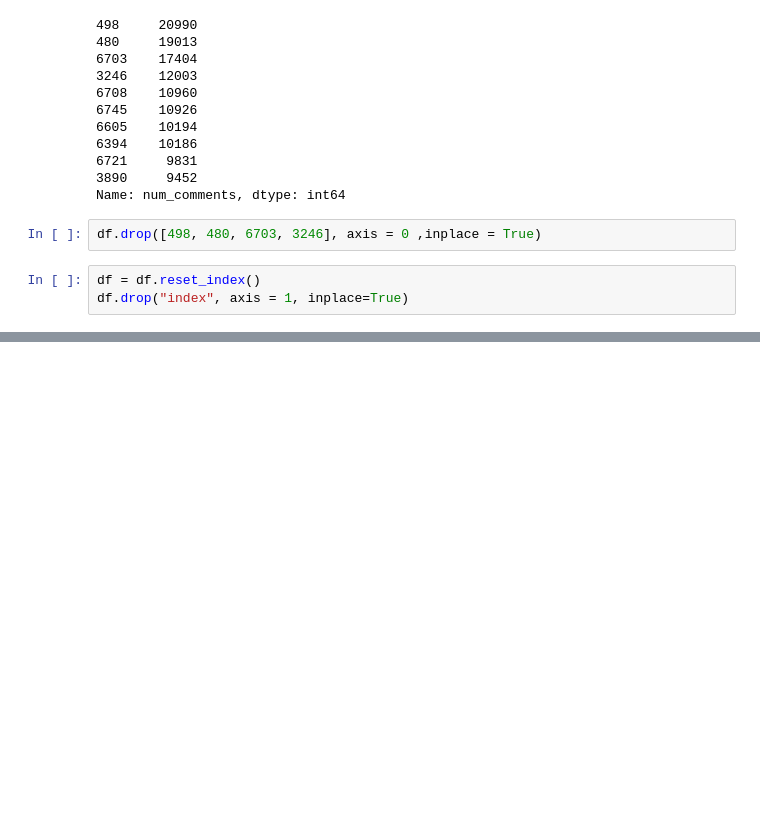
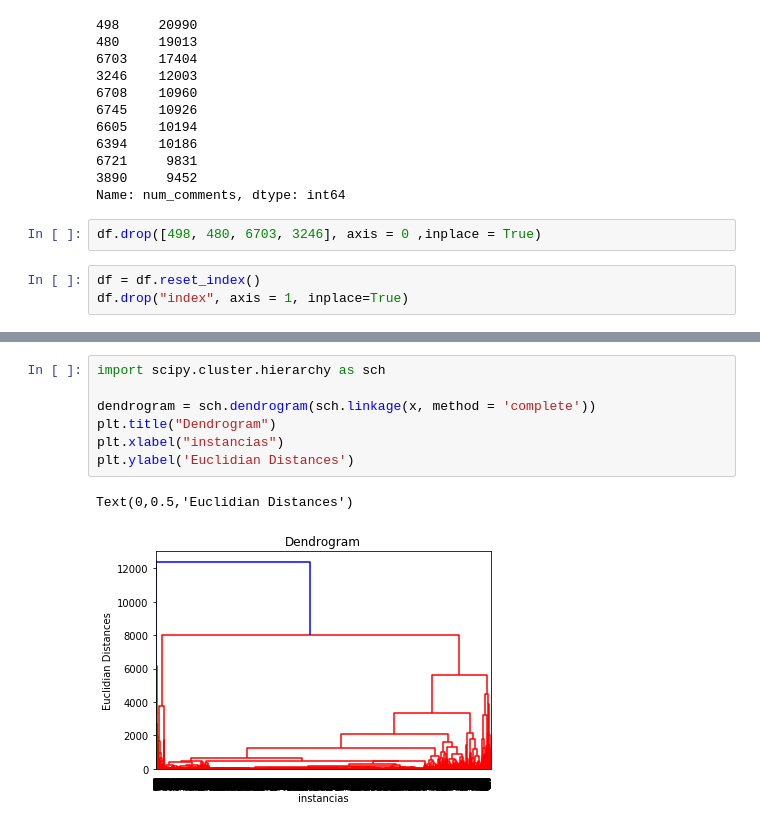
Before and after one commit to thalesmonteiro/Artificial-Intelligence-Test, a Jupyter notebook: Questao3.ipynb, the cells around one changed output, grey strips where cells are left out. Saved outputs shown, nothing was run; the diff lists cells and outputs as text; blank space fills up the shorter version.

```diff
--- a/Questao3.ipynb
+++ b/Questao3.ipynb
@@ -108,0 +311,10 @@ df.drop("index", axis = 1, inplace=True)
+# %%
+import scipy.cluster.hierarchy as sch
+
+dendrogram = sch.dendrogram(sch.linkage(x, method = 'complete'))
+plt.title("Dendrogram")
+plt.xlabel("instancias")
+plt.ylabel('Euclidian Distances')
+# %% [output]
+Text(0,0.5,'Euclidian Distances')
+[figure, added]
```
Also changed, not shown: parts of 43 cells of this notebook.
